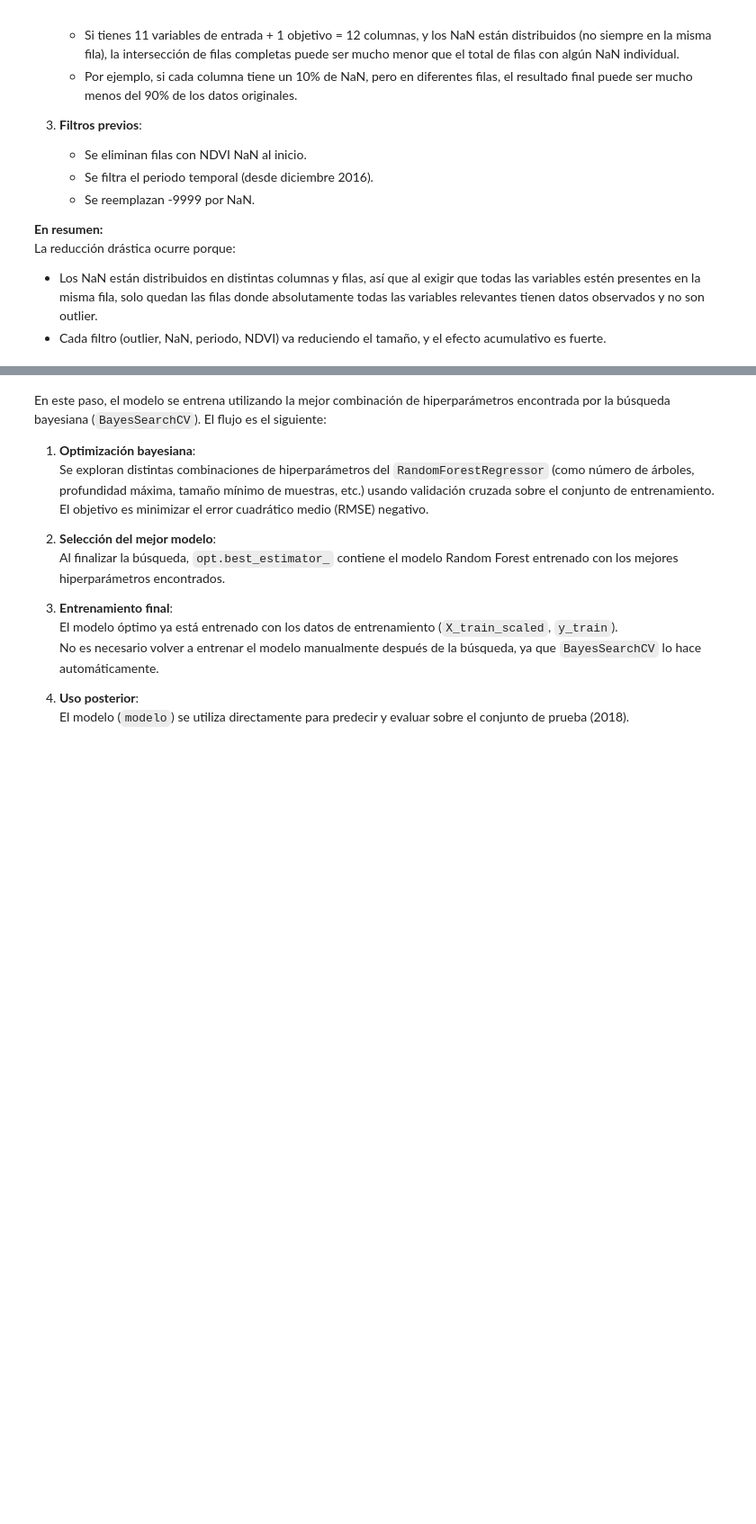
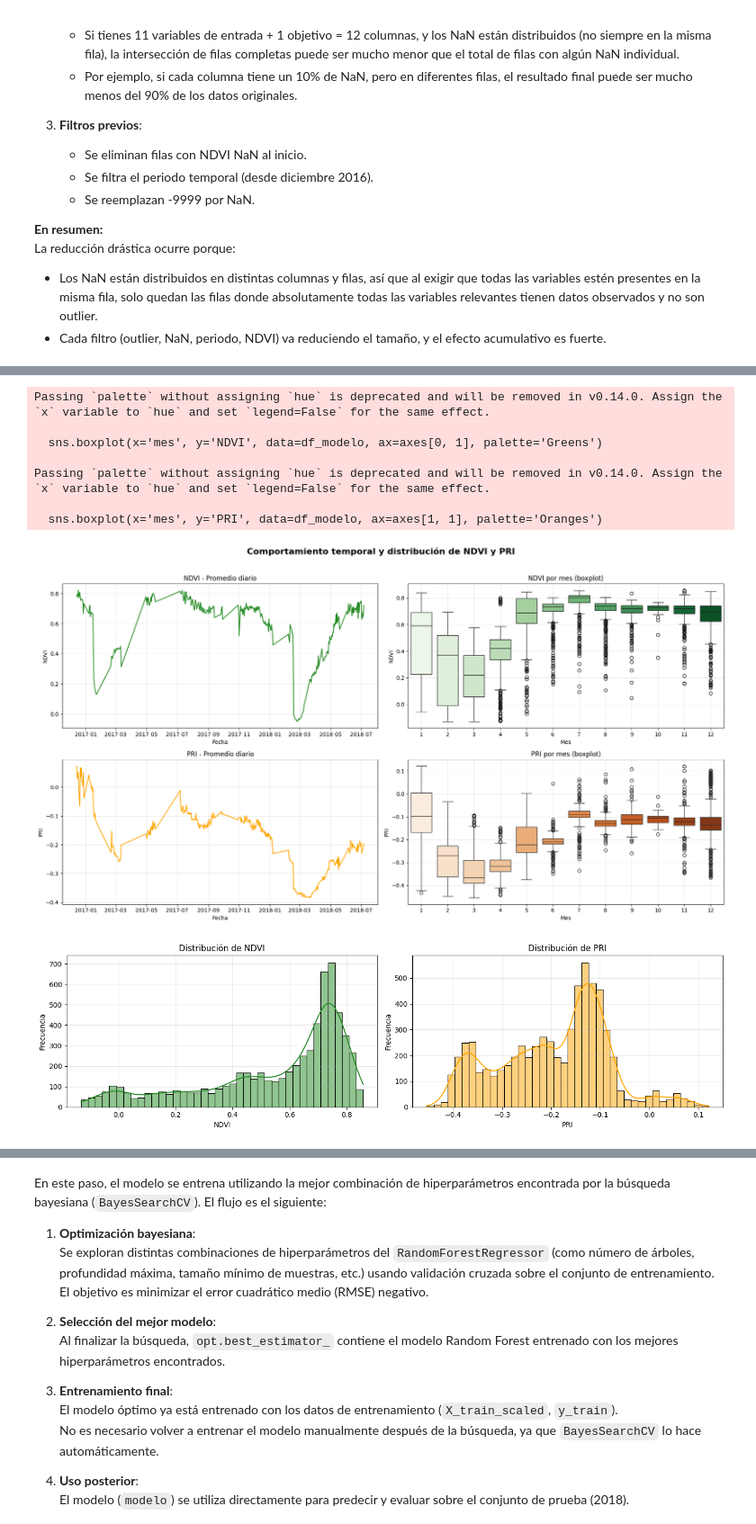
Before and after one commit to josedavidmdj/hackatonfnc, a Jupyter notebook: Modelo_version_#3.ipynb, the cells around one changed output, grey strips where cells are left out. Shown at 90% size. Cells and saved outputs as stored; diff of their text form; code cells hidden in the pictures; blank space fills up the shorter version.

Commit message:
Modelo versión 3

```diff
--- a/Modelo_version_#3.ipynb
+++ b/Modelo_version_#3.ipynb
@@ -486,0 +632,75 @@ plt.show()
+# %%
+# =============================
+# Análisis gráfico de variables de teledetección (NDVI y PRI)
+# =============================
+import matplotlib.pyplot as plt
+import seaborn as sns
+
+# Serie temporal diaria y mensual de NDVI y PRI
+fig, axes = plt.subplots(2, 2, figsize=(18, 10))
+fig.suptitle('Comportamiento temporal y distribución de NDVI y PRI', fontsize=16, fontweight='bold')
+
+# 1. Serie temporal diaria NDVI
+ndvi_diario = df_modelo.groupby(df_modelo['TIMESTAMP_START'].dt.date)['NDVI'].mean()
+axes[0, 0].plot(ndvi_diario.index, ndvi_diario.values, color='forestgreen', label='NDVI diario')
+axes[0, 0].set_title('NDVI - Promedio diario')
+axes[0, 0].set_xlabel('Fecha')
+axes[0, 0].set_ylabel('NDVI')
+axes[0, 0].grid(True, alpha=0.3)
+
+# 2. Serie temporal diaria PRI
+pri_diario = df_modelo.groupby(df_modelo['TIMESTAMP_START'].dt.date)['PRI'].mean()
+axes[1, 0].plot(pri_diario.index, pri_diario.values, color='orange', label='PRI diario')
+axes[1, 0].set_title('PRI - Promedio diario')
+axes[1, 0].set_xlabel('Fecha')
+axes[1, 0].set_ylabel('PRI')
+axes[1, 0].grid(True, alpha=0.3)
+
+# 3. Boxplot mensual NDVI
+df_modelo['mes'] = df_modelo['TIMESTAMP_START'].dt.month
+sns.boxplot(x='mes', y='NDVI', data=df_modelo, ax=axes[0, 1], palette='Greens')
+axes[0, 1].set_title('NDVI por mes (boxplot)')
+axes[0, 1].set_xlabel('Mes')
+axes[0, 1].set_ylabel('NDVI')
+axes[0, 1].grid(True, alpha=0.3)
+
+# 4. Boxplot mensual PRI
+sns.boxplot(x='mes', y='PRI', data=df_modelo, ax=axes[1, 1], palette='Oranges')
+axes[1, 1].set_title('PRI por mes (boxplot)')
+axes[1, 1].set_xlabel('Mes')
+axes[1, 1].set_ylabel('PRI')
+axes[1, 1].grid(True, alpha=0.3)
+
+plt.tight_layout(rect=[0, 0, 1, 0.96])
+plt.show()
+
+# Histogramas de distribución
+fig, axes = plt.subplots(1, 2, figsize=(14, 4))
+sns.histplot(df_modelo['NDVI'].dropna(), bins=40, kde=True, color='forestgreen', ax=axes[0])
+axes[0].set_title('Distribución de NDVI')
+axes[0].set_xlabel('NDVI')
+axes[0].set_ylabel('Frecuencia')
+axes[0].grid(True, alpha=0.3)
+sns.histplot(df_modelo['PRI'].dropna(), bins=40, kde=True, color='orange', ax=axes[1])
+axes[1].set_title('Distribución de PRI')
+axes[1].set_xlabel('PRI')
+axes[1].set_ylabel('Frecuencia')
+axes[1].grid(True, alpha=0.3)
+plt.tight_layout()
+plt.show()
+
+# Estadísticas descriptivas
+print('Estadísticas descriptivas de NDVI:')
+print(df_modelo['NDVI'].describe().round(3))
+print('\nEstadísticas descriptivas de PRI:')
+print(df_modelo['PRI'].describe().round(3))
+# %% [output]
+Passing `palette` without assigning `hue` is deprecated and will be removed in v0.14.0. Assign the `x` variable to `hue` and set `legend=False` for the same effect.
+
+  sns.boxplot(x='mes', y='NDVI', data=df_modelo, ax=axes[0, 1], palette='Greens')
+
+Passing `palette` without assigning `hue` is deprecated and will be removed in v0.14.0. Assign the `x` variable to `hue` and set `legend=False` for the same effect.
+
+  sns.boxplot(x='mes', y='PRI', data=df_modelo, ax=axes[1, 1], palette='Oranges')
+[figure, added]
+[figure, added]
```
Also changed, not shown: parts of 23 cells of this notebook.
